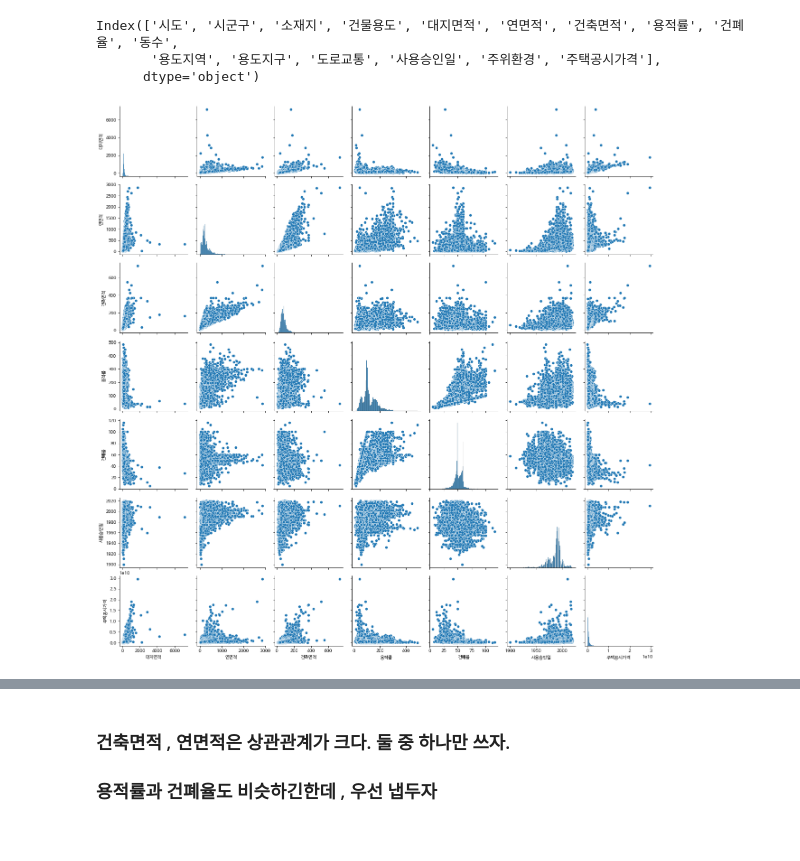
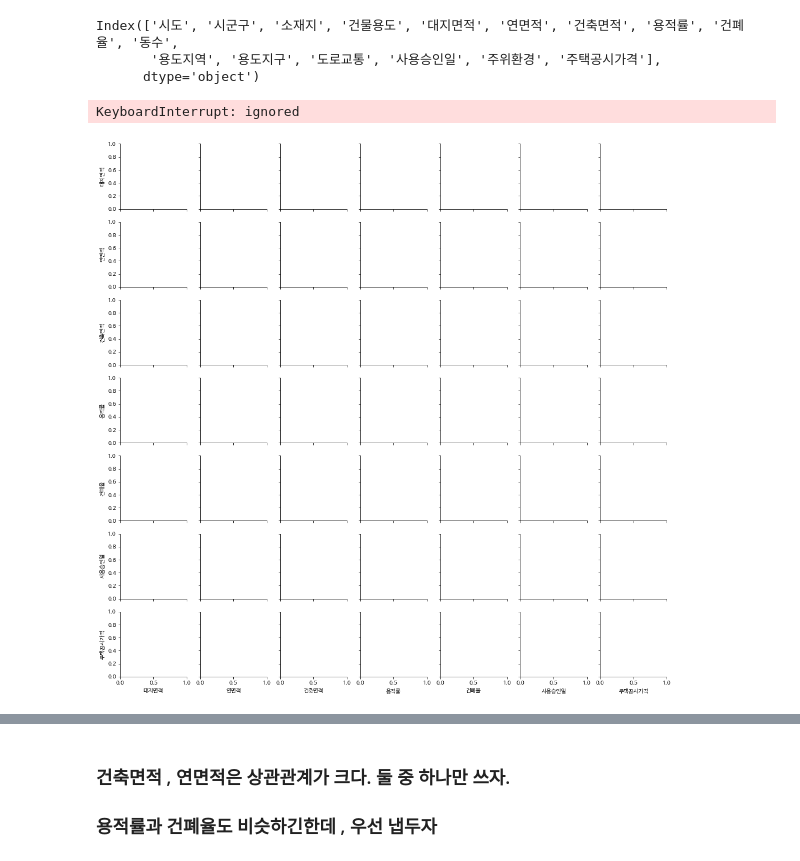
Before and after one commit to HayeonKimm/Machine_, a Jupyter notebook: machine-pjt/toy_machine_pjt/서울_주택가격_예측해보기(토이).ipynb, the cells around one changed output, grey strips where cells are left out. Drawn from its saved outputs; the diff is of its cells as text; code cells hidden in the pictures.

```diff
--- a/machine-pjt/toy_machine_pjt/서울_주택가격_예측해보기(토이).ipynb
+++ b/machine-pjt/toy_machine_pjt/서울_주택가격_예측해보기(토이).ipynb
@@ -163,10 +163,11 @@ Index(['시도', '시군구', '소재지', '건물용도', '대지면적', '연
        '용도지역', '용도지구', '도로교통', '사용승인일', '주위환경', '주택공시가격'],
       dtype='object')
 # %%
-import seaborn as sns
+# import seaborn as sns
 
-sns.pairplot(df[['대지면적', '연면적', '건축면적', '용적률', '건폐율', '사용승인일','주택공시가격']]);
+# sns.pairplot(df[['대지면적', '연면적', '건축면적', '용적률', '건폐율', '사용승인일','주택공시가격']]);
 # %% [output]
+KeyboardInterrupt: ignored
-[figure, old version]
+[figure, new version]
 # %%
 df[['건축면적', '용적률', '건폐율', '사용승인일','주택공시가격']].corr()
```
Also changed, not shown: parts of 17 cells of this notebook.
